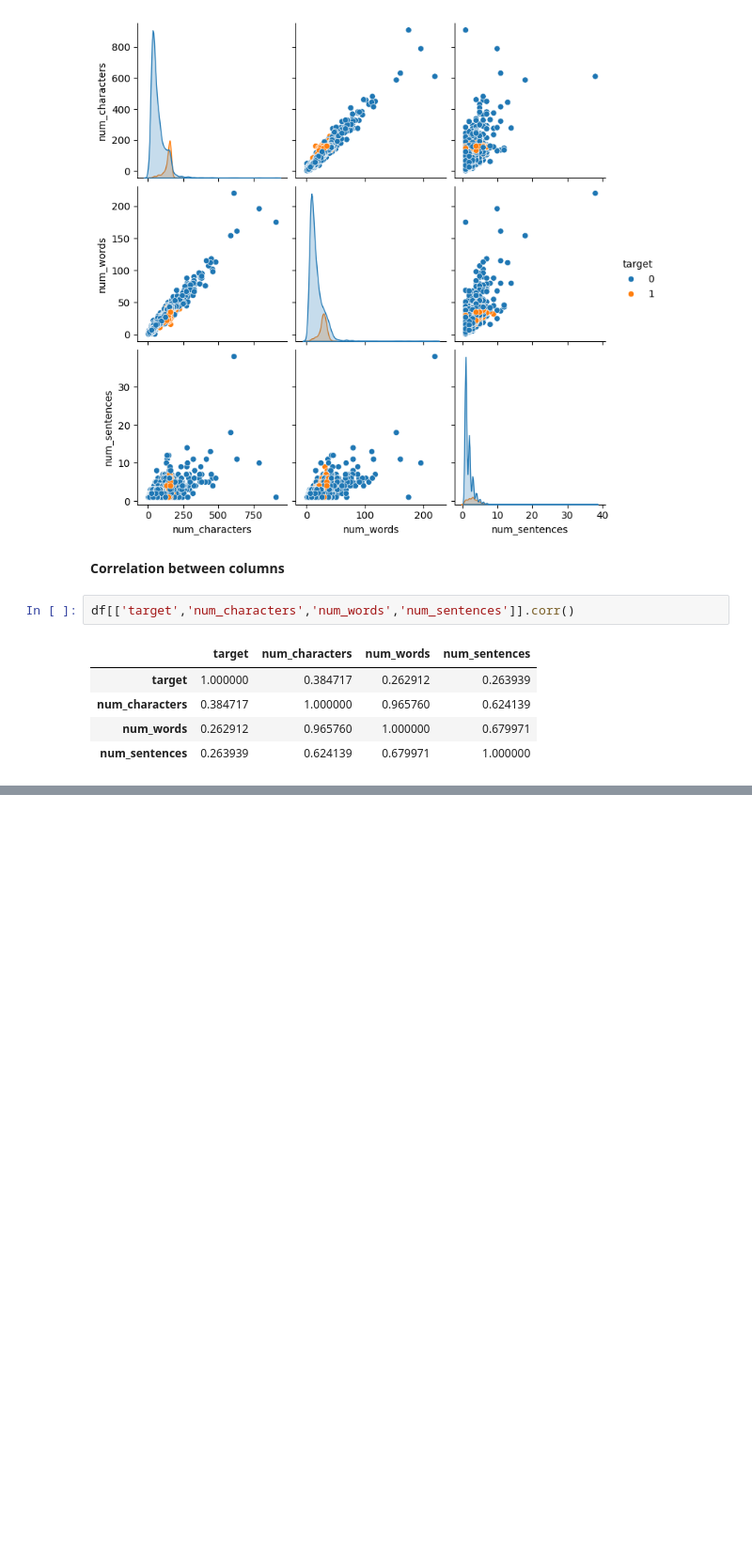
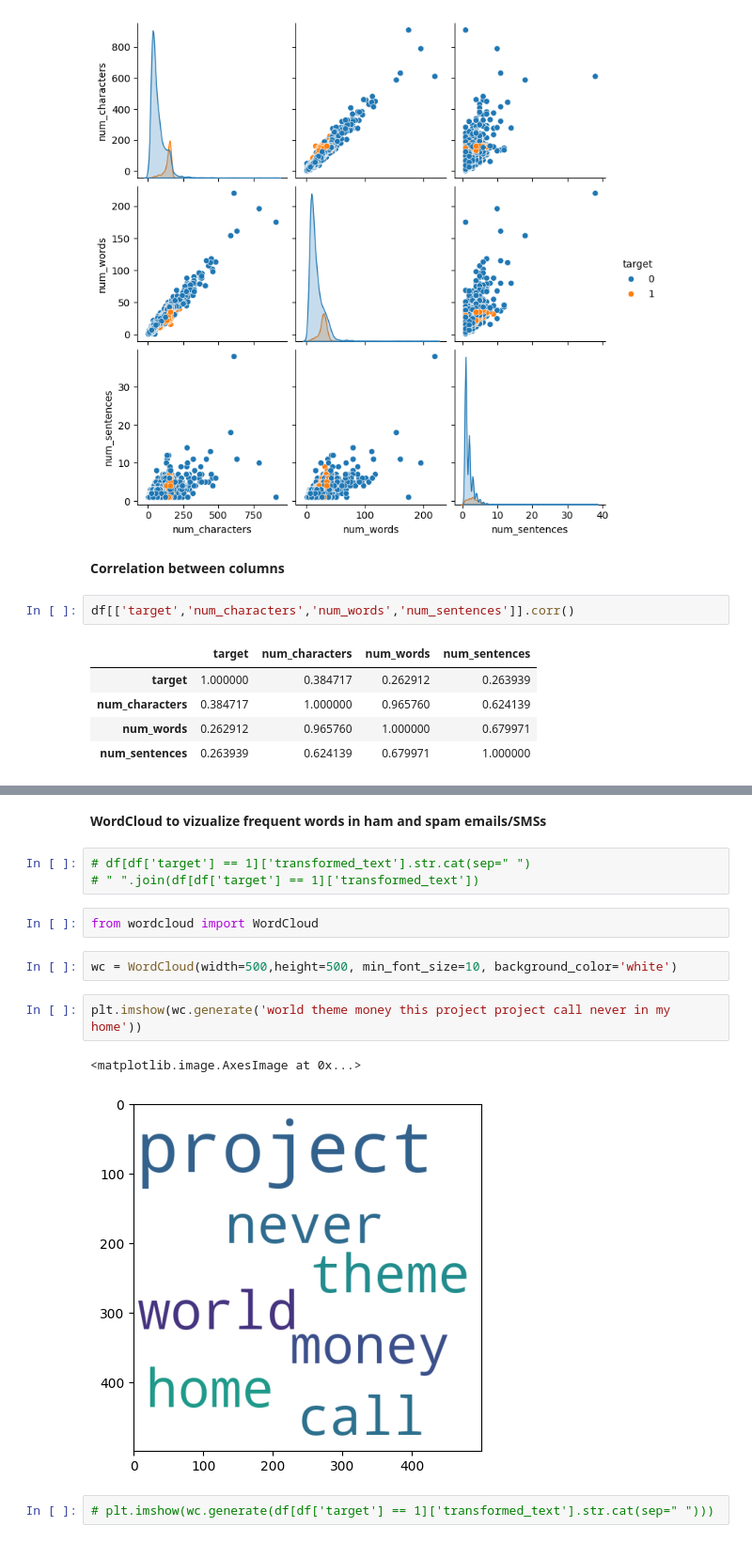
Before and after one commit to sudeepSubedi01/email-sms-spam-detector, a Jupyter notebook: spam-detector.ipynb, the cells around one changed output, grey strips where cells are left out. Shown: that part at 94% size. Cells and saved outputs as stored; diff of their text form; blank space fills up the shorter version.

```diff
--- a/spam-detector.ipynb
+++ b/spam-detector.ipynb
@@ -266,0 +347,16 @@ df[['target','num_characters','num_words','num_sentences']].corr()
+# %% [markdown]
+<b>WordCloud to vizualize frequent words in ham and spam emails/SMSs</b>
+# %%
+# df[df['target'] == 1]['transformed_text'].str.cat(sep=" ")
+# " ".join(df[df['target'] == 1]['transformed_text'])
+# %%
+from wordcloud import WordCloud
+# %%
+wc = WordCloud(width=500,height=500, min_font_size=10, background_color='white')
+# %%
+plt.imshow(wc.generate('world theme money this project project call never in my home'))
+# %% [output]
+<matplotlib.image.AxesImage at 0x...>
+[figure, added]
+# %%
+# plt.imshow(wc.generate(df[df['target'] == 1]['transformed_text'].str.cat(sep=" ")))
```
Also changed, not shown: parts of 21 cells of this notebook.
